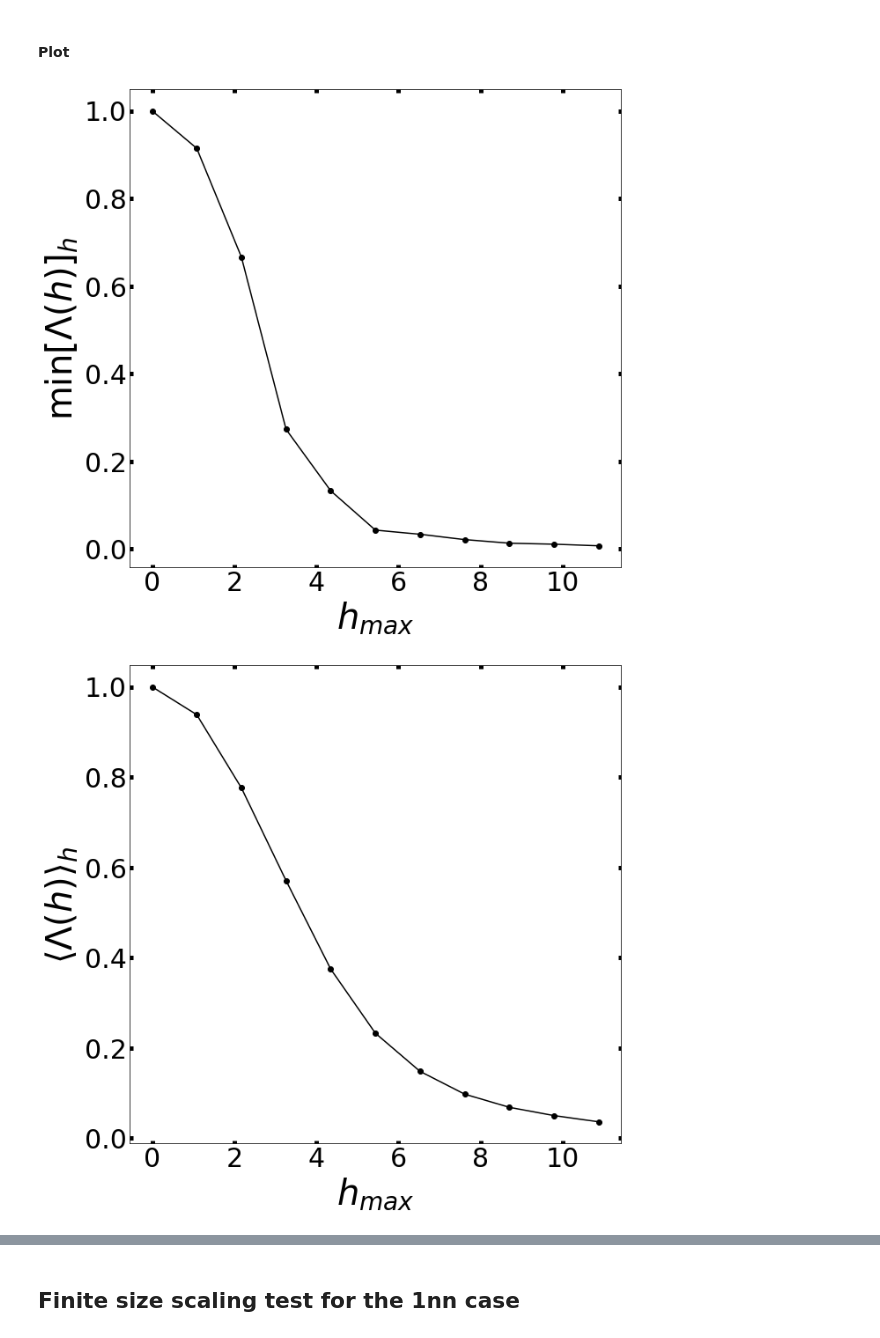
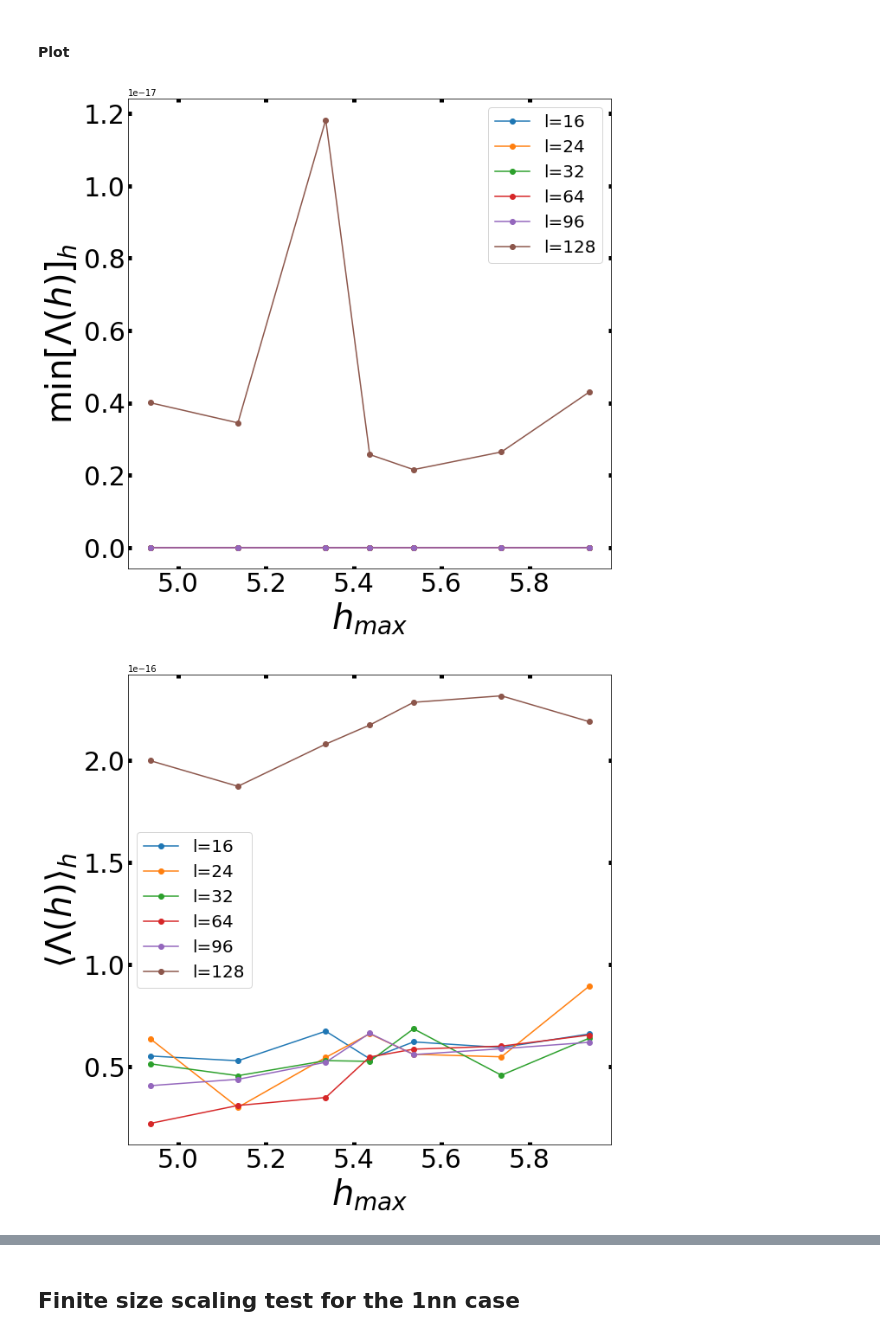
Before and after one commit to emacosta95/quantum_simulations_for_ising, a Jupyter notebook: H-M_mapping_test.ipynb, the cells around one changed output, grey strips where cells are left out. Saved outputs shown, nothing was run; the diff lists cells and outputs as text; code cells hidden in the pictures.

Commit message:
finally solved the DMRG bug

```diff
--- a/H-M_mapping_test.ipynb
+++ b/H-M_mapping_test.ipynb
@@ -221,0 +196,16 @@ for h in h_max:
+# %%
+h_max=[2*np.exp(1)-0.5,2*np.exp(1)-0.3,2*np.exp(1)-0.1,2*np.exp(1),2*np.exp(1)+0.1,2*np.exp(1)+0.3,2*np.exp(1)+0.5]
+ndata=100
+ls=[16,24,32,64,96,128]
+j=-1
+zs_l={}
+zzs_l={}
+for l in ls:
+    zs={}
+    zzs={}
+    for h in h_max:
+        data=np.load(f'data/dmrg_h_k_map_2nn/h_k_check_2nn_{l}_l_{h}_h_{ndata}_n.npz')
+        zs[h]=data['density']
+        zzs[h]=data['correlation']
+    zs_l[l]=zs
+    zzs_l[l]=zzs
@@ -251,50 +264,57 @@ for h in h_max:
 # %% [markdown]
 #### Plot
 # %%
+
 plt.figure(figsize=(10,10))
-plt.plot(h_max,min_eigh,color='black',marker='o')
-plt.xlabel(r'$h_{max}$',fontsize=40)
-plt.ylabel(r'$\min[ \Lambda(h)]_{h}$',fontsize=40)
-plt.tick_params(
-            top=True,
-            right=True,
-            labeltop=False,
-            labelright=False,
-            direction="in",
-            labelsize=30,
-            width=5,
-        )
+for i in range(len(ls)):
+    plt.plot(h_max,min_eighl[i],marker='o',label=f'l={ls[i]}')
+    plt.xlabel(r'$h_{max}$',fontsize=40)
+    plt.ylabel(r'$\min[ \Lambda(h)]_{h}$',fontsize=40)
+    plt.tick_params(
+                top=True,
+                right=True,
+                labeltop=False,
+                labelright=False,
+                direction="in",
+                labelsize=30,
+                width=5,
+            )
+plt.legend(fontsize=20)
 plt.show()
+
 plt.figure(figsize=(10,10))
-plt.plot(h_max,av_eigh,color='black',marker='o')
+for i in range(len(ls)):
+    plt.plot(h_max,av_eighl[i],marker='o',label=f'l={ls[i]}')
 plt.xlabel(r'$h_{max}$',fontsize=40)
 plt.ylabel(r'$\langle \Lambda(h)\rangle_{h}$',fontsize=40)
 plt.tick_params(
             top=True,
             right=True,
             labeltop=False,
             labelright=False,
             direction="in",
             labelsize=30,
             width=5,
         )
+plt.legend(fontsize=20)
 plt.show()
 plt.figure(figsize=(10,10))
-plt.plot(h_max,pb_low,marker='o',color='black')
-plt.axvline(x=2*np.e,color='red',linestyle=':',label='critical point')
+for i in range(len(ls)):
+    plt.plot(h_max,pb_lowl[i],marker='o',label=f'l={ls[i]}')
+plt.axvline(x=np.e,color='red',linestyle=':',label='critical point')
 plt.xlabel(r'$h_{max}$',fontsize=40)
-plt.ylabel(r'$P( \Lambda(h)<0.1)$',fontsize=40)
+plt.ylabel(r'$P( \Lambda(h)<0.05)$',fontsize=40)
 plt.tick_params(
             top=True,
             right=True,
             labeltop=False,
             labelright=False,
             direction="in",
             labelsize=30,
             width=5,
         )
 plt.legend(fontsize=20)
 plt.show()
 # %% [output]
-[figure, old version]
+[figure, new version]
-[figure, old version]
+[figure, new version]
```
Also changed, not shown: parts of 4 cells of this notebook, 7 other files.
